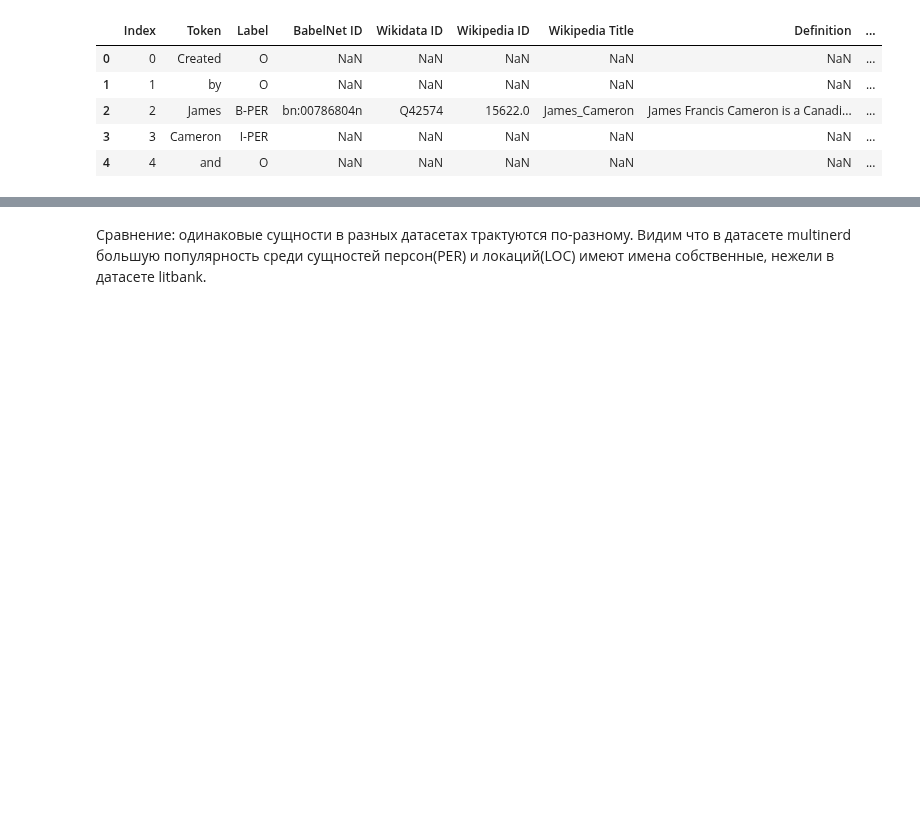
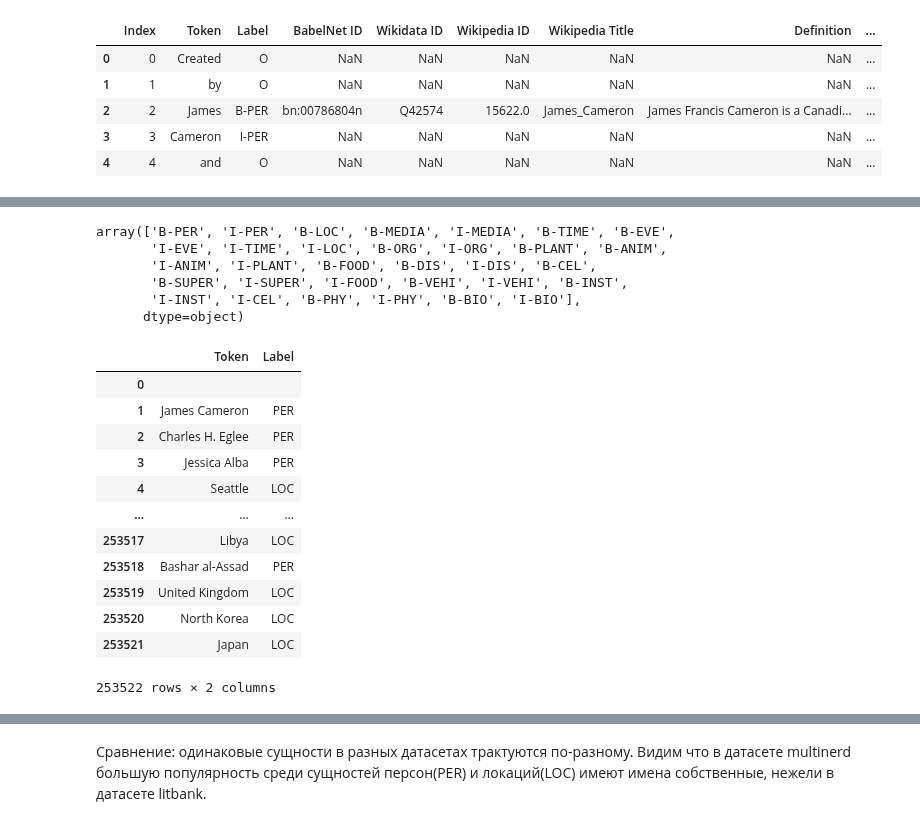
Before and after one commit to potroshitelshuk/NLP-2022, a Jupyter notebook: hw2-2022.ipynb, the cells around one changed output, grey strips where cells are left out. Cells and saved outputs as stored; diff of their text form; code cells hidden in the pictures; blank space fills up the shorter version.

```diff
--- a/hw2-2022.ipynb
+++ b/hw2-2022.ipynb
@@ -246,0 +231,48 @@ multinerd_entities_names = cnt.keys()
+# %%
+df.Label.unique()
+# %% [output]
+array(['B-PER', 'I-PER', 'B-LOC', 'B-MEDIA', 'I-MEDIA', 'B-TIME', 'B-EVE',
+       'I-EVE', 'I-TIME', 'I-LOC', 'B-ORG', 'I-ORG', 'B-PLANT', 'B-ANIM',
+       'I-ANIM', 'I-PLANT', 'B-FOOD', 'B-DIS', 'I-DIS', 'B-CEL',
+       'B-SUPER', 'I-SUPER', 'I-FOOD', 'B-VEHI', 'I-VEHI', 'B-INST',
+       'I-INST', 'I-CEL', 'B-PHY', 'I-PHY', 'B-BIO', 'I-BIO'],
+      dtype=object)
+# %%
+from tqdm import tqdm
+ans = pd.DataFrame(columns=["Token", "Label"])
+curr_token = ""
+curr_label = ""
+for index, row in tqdm(df.iterrows(), total=df.shape[0]):
+    label = str(row["Label"])
+    token = str(row["Token"])
+    if label[0] == "B":
+        curr_df = pd.DataFrame({
+            "Token": [curr_token],
+            "Label": [curr_label]
+        })
+        ans = pd.concat([ans,curr_df], ignore_index = True)
+        curr_token = token
+        curr_label = label[2:]
+    elif label[2:] == curr_label:
+        curr_token = curr_token + " " + token
+    if index == 3568128:
+        curr_df = pd.DataFrame({
+            "Token": [curr_token],
+            "Label": [curr_label]
+        })
+        ans = pd.concat([ans,curr_df], ignore_index = True)
+ans
+# %% [output]
+|  | Token | Label |
+| 0 |  |  |
+| 1 | James Cameron | PER |
+| 2 | Charles H. Eglee | PER |
+| 3 | Jessica Alba | PER |
+| 4 | Seattle | LOC |
+| ... | ... | ... |
+| 253517 | Libya | LOC |
+| 253518 | Bashar al-Assad | PER |
+| 253519 | United Kingdom | LOC |
+| 253520 | North Korea | LOC |
+| 253521 | Japan | LOC |
+253522 rows × 2 columns
```
Also changed, not shown: parts of 19 cells of this notebook.
